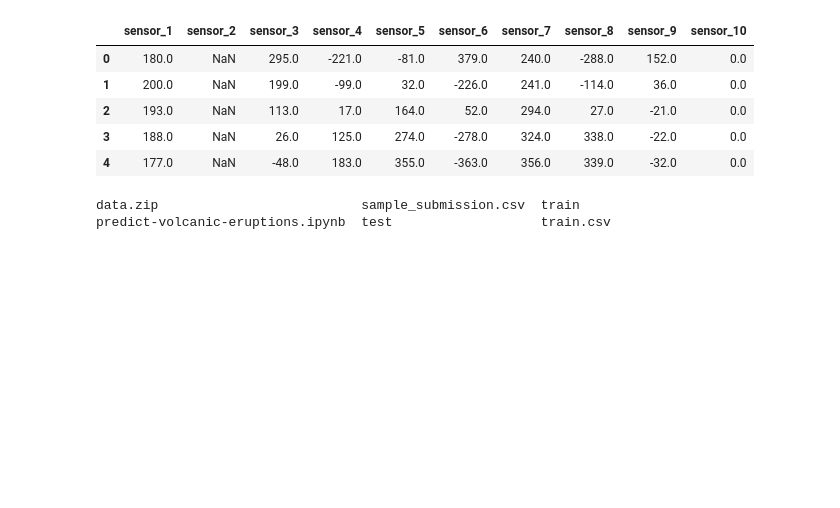
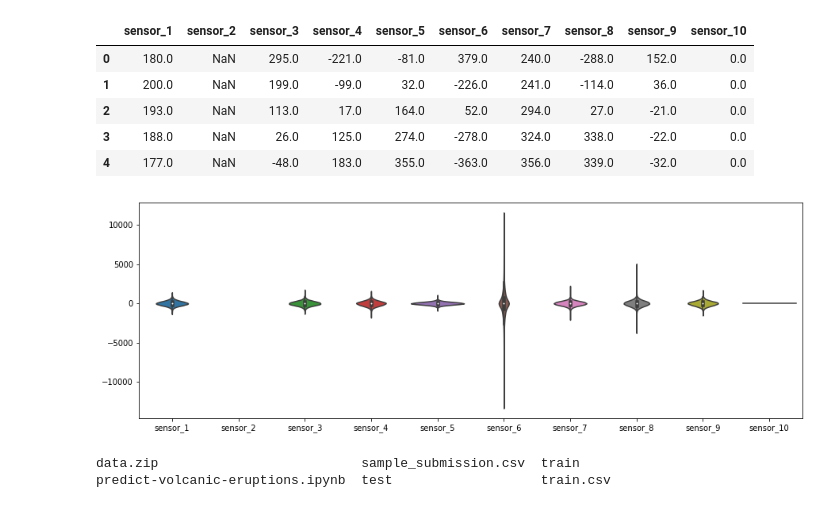
Before and after one commit to abishekabi/Volcanic-Eruption-Prediction, a Jupyter notebook: predict_volcanic_eruptions.ipynb, the cells around one changed output. Cells and saved outputs as stored; diff of their text form; code cells hidden in the pictures; blank space fills up the shorter version.

```diff
--- a/predict_volcanic_eruptions.ipynb
+++ b/predict_volcanic_eruptions.ipynb
@@ -82,6 +95,11 @@ df.head()
 | 2 | 193.0 | NaN | 113.0 | 17.0 | 164.0 | 52.0 | 294.0 | 27.0 | -21.0 | 0.0 |
 | 3 | 188.0 | NaN | 26.0 | 125.0 | 274.0 | -278.0 | 324.0 | 338.0 | -22.0 | 0.0 |
 | 4 | 177.0 | NaN | -48.0 | 183.0 | 355.0 | -363.0 | 356.0 | 339.0 | -32.0 | 0.0 |
+# %%
+g = sns.violinplot(data=df)
+g.figure.set_size_inches(15,5)
+# %% [output]
+[figure, added]
 # %%
 !ls
 # %% [output]
```
Also changed, not shown: parts of 11 cells of this notebook.
